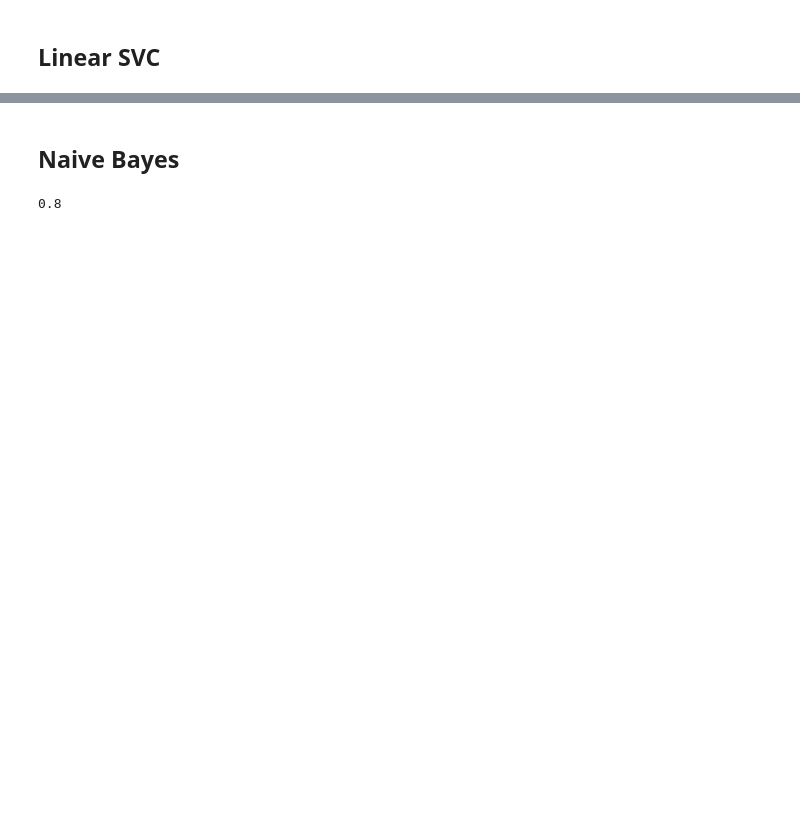
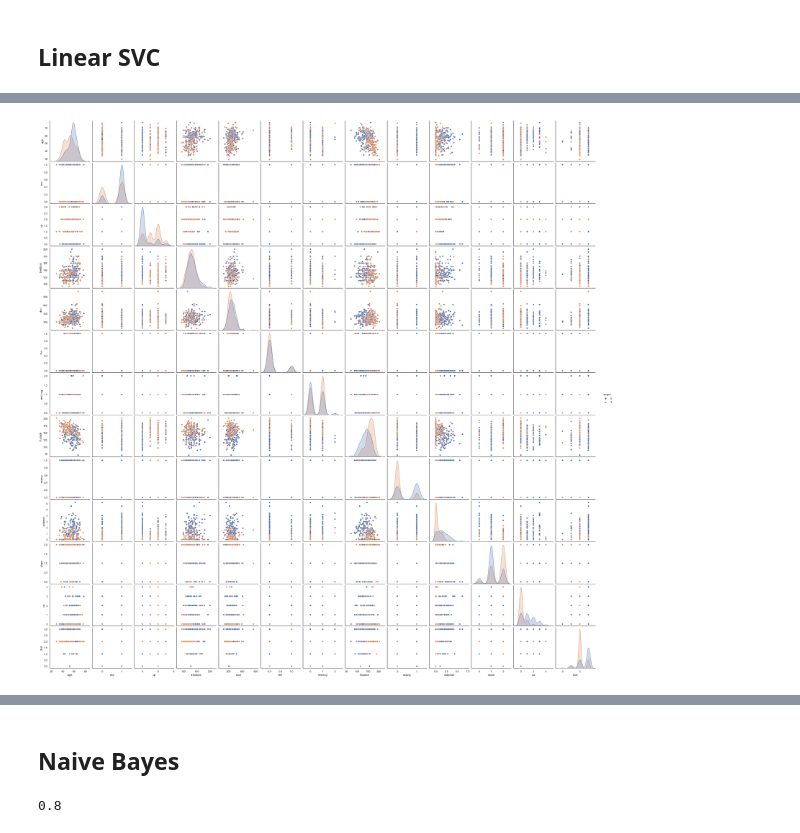
Before and after one commit to mcabanlit/ml-training, a Jupyter notebook: heart-disease-prediction.ipynb, the cells around one changed output, grey strips where cells are left out. Drawn from its saved outputs; the diff is of its cells as text; code cells hidden in the pictures; blank space fills up the shorter version.

```diff
--- a/heart-disease-prediction.ipynb
+++ b/heart-disease-prediction.ipynb
@@ -319,0 +160,5 @@ clf.score(X_test, y_test)
+# %%
+sbn.pairplot(heart_disease, hue='target')
+plt.show()
+# %% [output]
+[figure, added]
```
Also changed, not shown: parts of 50 cells of this notebook, 18 other files.
